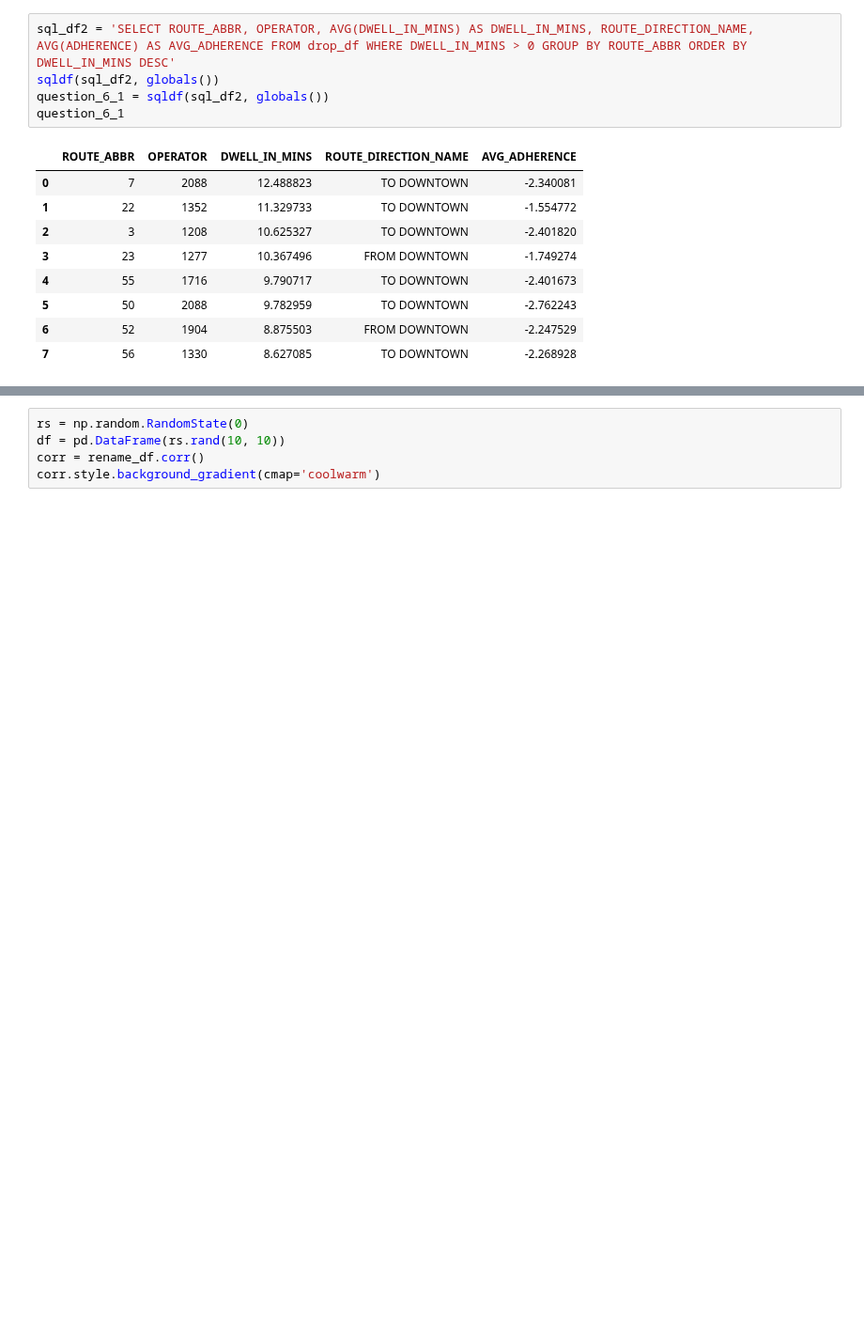
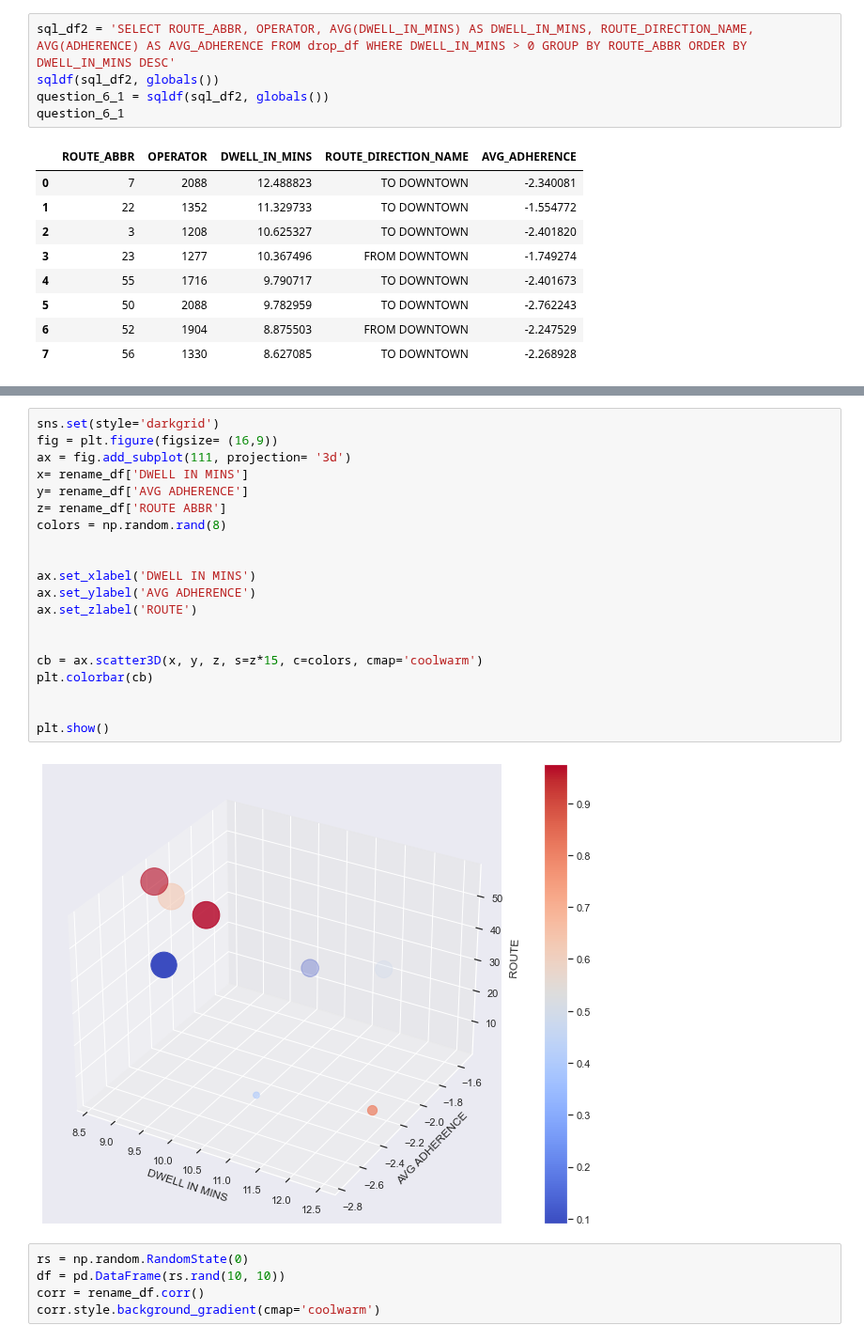
Before and after one commit to NSS-Data-Analytics-Cohort-7/wego-shut_up_and_take_my_query, a Jupyter notebook: WeGo/notebooks/Untitled1.ipynb, the cells around one changed output, grey strips where cells are left out. Shown at 94% size. Saved outputs shown, nothing was run; the diff lists cells and outputs as text; blank space fills up the shorter version.

```diff
--- a/WeGo/notebooks/Untitled1.ipynb
+++ b/WeGo/notebooks/Untitled1.ipynb
@@ -130,3 +155,25 @@ plt.show()
+# %%
+sns.set(style='darkgrid')
+fig = plt.figure(figsize= (16,9))
+ax = fig.add_subplot(111, projection= '3d')
+x= rename_df['DWELL IN MINS']
+y= rename_df['AVG ADHERENCE']
+z= rename_df['ROUTE ABBR']
+colors = np.random.rand(8)
+
+
+ax.set_xlabel('DWELL IN MINS')
+ax.set_ylabel('AVG ADHERENCE')
+ax.set_zlabel('ROUTE')
+
+
+cb = ax.scatter3D(x, y, z, s=z*15, c=colors, cmap='coolwarm')
+plt.colorbar(cb)
+
+
+plt.show()
+# %% [output]
+[figure, added]
 # %%
 rs = np.random.RandomState(0)
 df = pd.DataFrame(rs.rand(10, 10))
```
Also changed, not shown: parts of 11 cells of this notebook.
